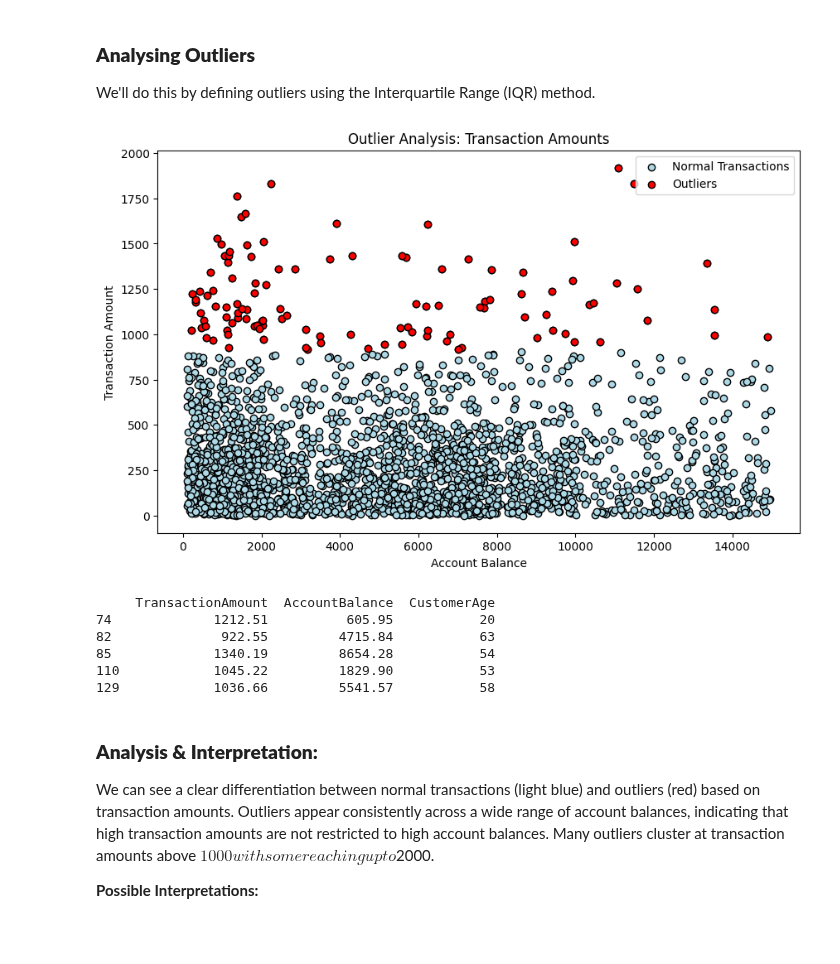
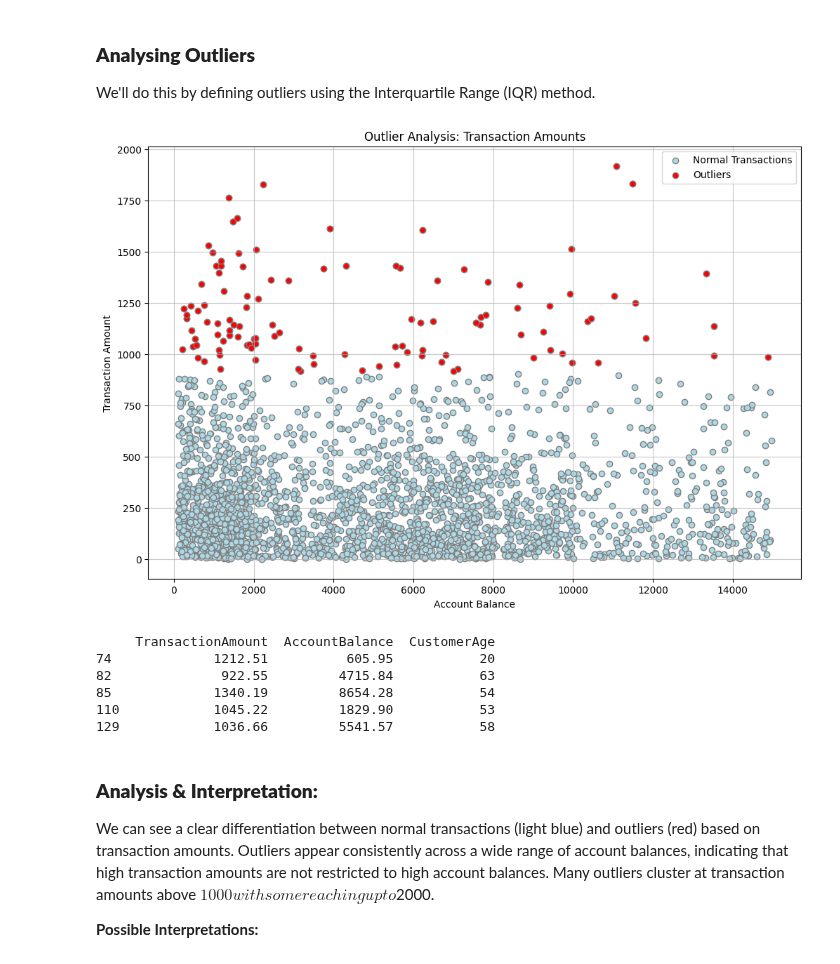
Before and after one commit to briannemcgrath/PFDA, a Jupyter notebook: project/project.ipynb, the cells around one changed output. Drawn from its saved outputs; the diff is of its cells as text; code cells hidden in the pictures; blank space fills up the shorter version.

```diff
--- a/project/project.ipynb
+++ b/project/project.ipynb
@@ -416,33 +416,33 @@ We'll do this by defining outliers using the Interquartile Range (IQR) method.
 # %%
 #calculate Q1 and Q3 for transaction amount
 Q1 = df['TransactionAmount'].quantile(0.25)
 Q3 = df['TransactionAmount'].quantile(0.75)
 
 #calculate IQR
 IQR = Q3 - Q1
 
 #calcuate bounds for outliers
 lower_bound = Q1 - 1.5 * IQR
 upper_bound = Q3 + 1.5 * IQR
 
 #identify outliers
 outliers = df[(df['TransactionAmount'] < lower_bound) | (df['TransactionAmount'] > upper_bound)]
 
 #plotting transaction amount with outliers
-plt.figure(figsize=(10, 6))
-plt.scatter(df['AccountBalance'], df['TransactionAmount'], color='lightblue', edgecolor='black', label='Normal Transactions')
-plt.scatter(outliers['AccountBalance'], outliers['TransactionAmount'], color='red', edgecolor='black', label='Outliers')
-
+plt.figure(figsize=(12, 8))
+plt.scatter(df['AccountBalance'], df['TransactionAmount'], color='lightblue', edgecolors='gray', label='Normal Transactions')
+plt.scatter(outliers['AccountBalance'], outliers['TransactionAmount'], color='red', edgecolor='gray', label='Outliers')
+plt.grid(True, alpha=0.7)
 plt.xlabel('Account Balance')
 plt.ylabel('Transaction Amount')
 plt.title('Outlier Analysis: Transaction Amounts')
 plt.legend()
 plt.show()
 
 # show sample of the outliers
 print(outliers[['TransactionAmount', 'AccountBalance', 'CustomerAge']].head())
 # %% [output]
-[figure, old version]
+[figure, new version]
      TransactionAmount  AccountBalance  CustomerAge
 74             1212.51          605.95           20
 82              922.55         4715.84           63
```
Also changed, not shown: parts of 6 cells of this notebook.
